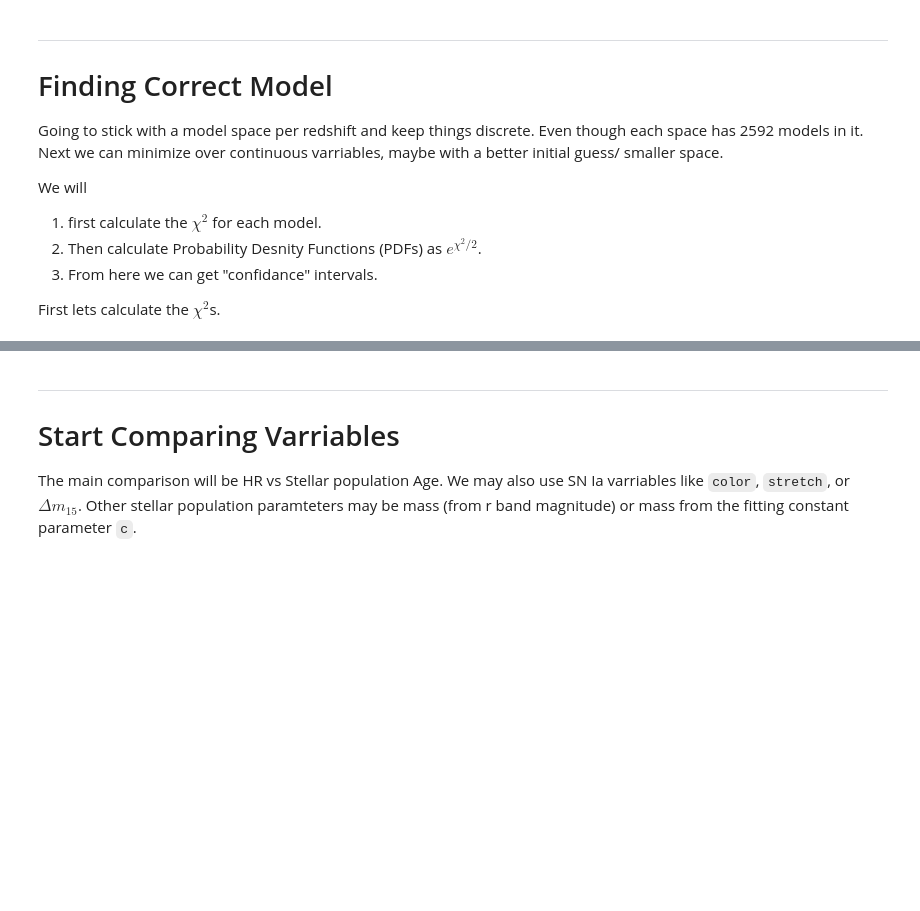
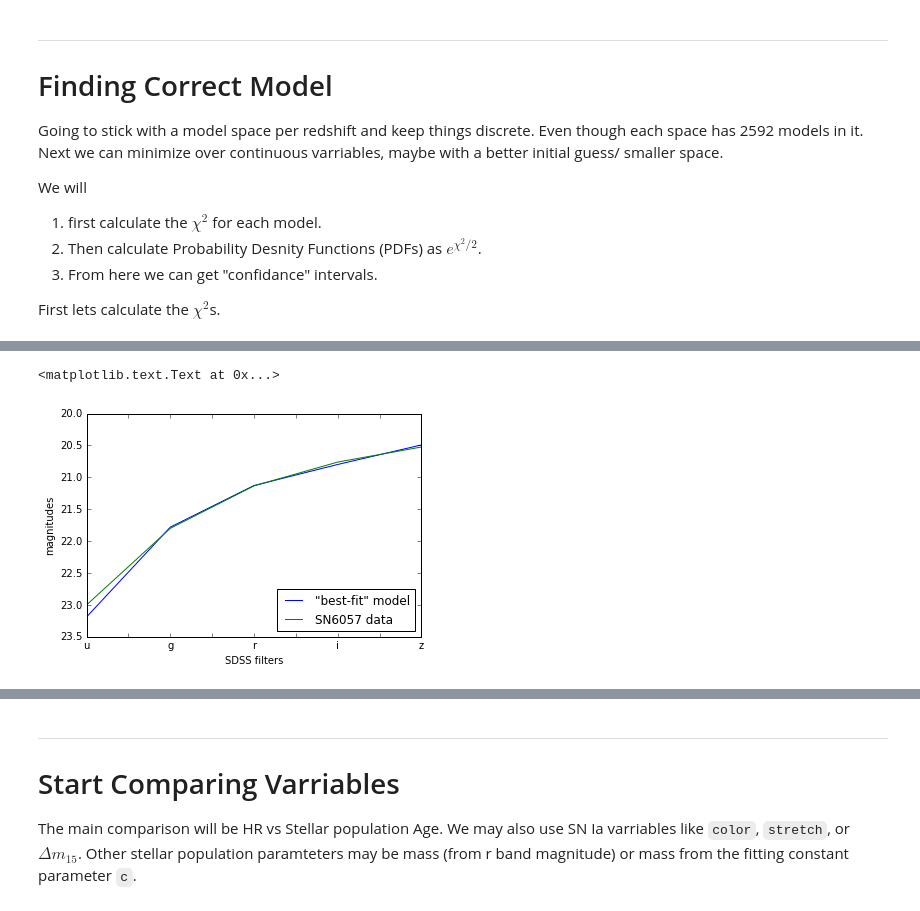
Before and after one commit to benjaminrose/HST-Snapshots, a Jupyter notebook: 2016-10-31 Comparing SMP with SN variables.ipynb, the cells around one changed output, grey strips where cells are left out. Saved outputs shown, nothing was run; the diff lists cells and outputs as text; code cells hidden in the pictures; blank space fills up the shorter version.

```diff
--- a/2016-10-31 Comparing SMP with SN variables.ipynb
+++ b/2016-10-31 Comparing SMP with SN variables.ipynb
@@ -446,0 +668,14 @@ chisquare(18, a[0,0,0,0], SNIaCam.loc[0, ['u', 'u uncert', 'g', 'g uncert', 'r',
+# %%
+fig = plt.figure('SN 6057')
+ax2 = fig.add_subplot(111)
+ax2.plot(modelMatrix1[2,6,0,4,:]+cMatrix1[2,6,0,4], label='"best-fit" model')
+ax2.plot(SNIaCam[SNIaCam['CID']==6057][['u', 'g', 'r', 'i', 'z']].values[0], label='SN6057 data')
+ax2.set_xticklabels(['u','','g','','r','','i','','z'])
+ax2.legend(loc=4)
+
+plt.gca().invert_yaxis()
+plt.ylabel('magnitudes')
+plt.xlabel('SDSS filters')
+# %% [output]
+<matplotlib.text.Text at 0x...>
+[figure, added]
```
Also changed, not shown: parts of 28 cells of this notebook, 6 other files.
